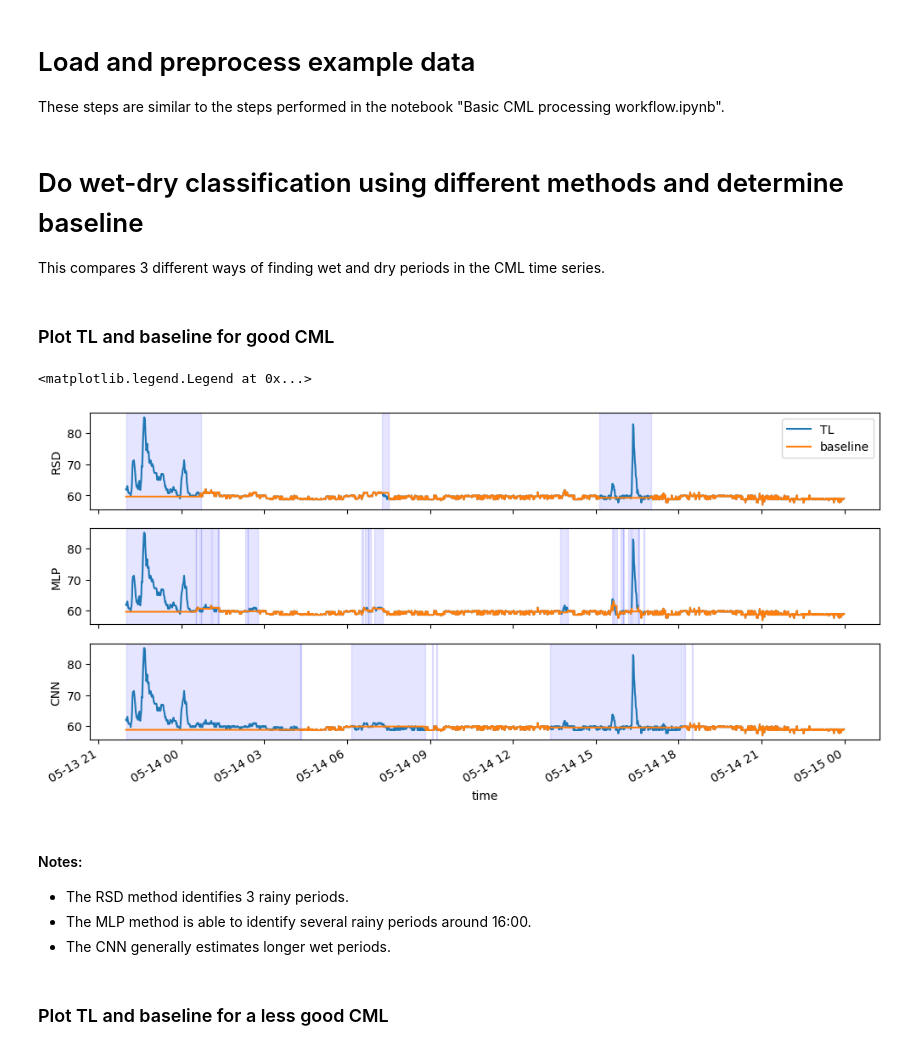
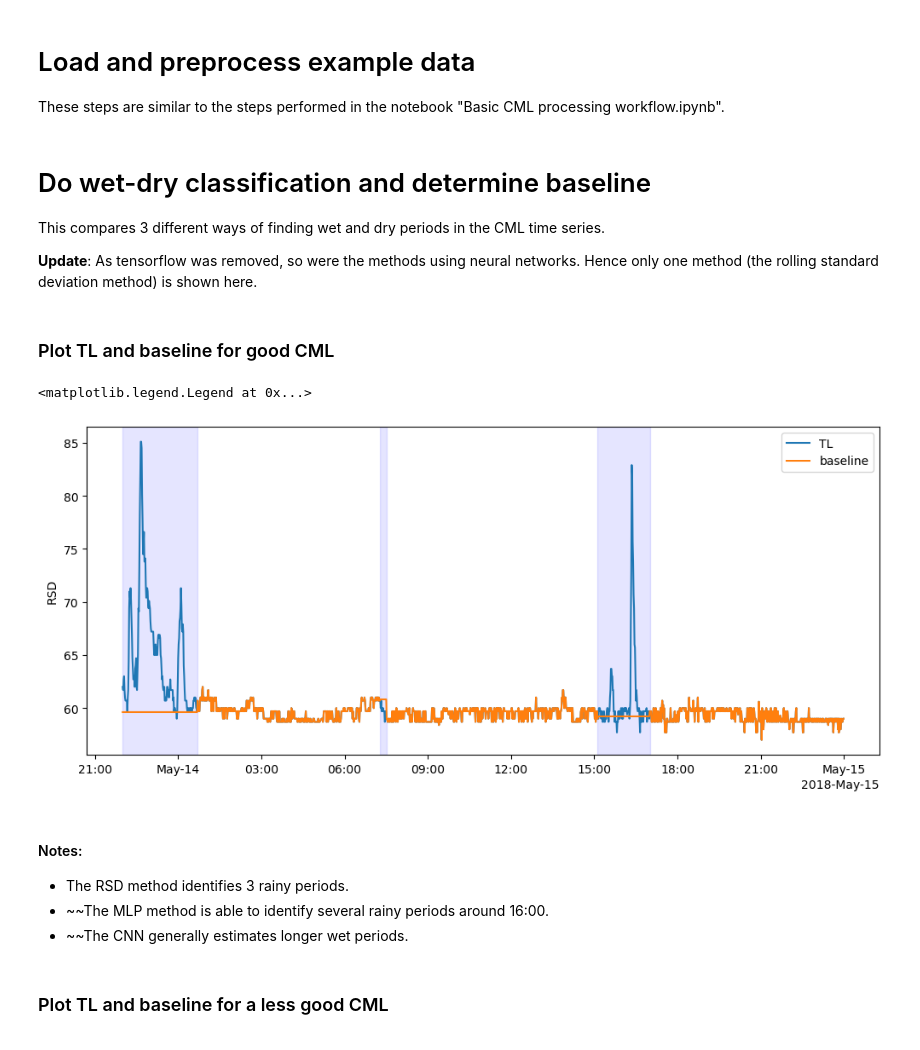
Before and after one commit to pycomlink/pycomlink, a Jupyter notebook: notebooks/Rain event detection methods.ipynb, the cells around one changed output. Saved outputs shown, nothing was run; the diff lists cells and outputs as text; code cells hidden in the pictures.

```diff
--- a/notebooks/Rain event detection methods.ipynb
+++ b/notebooks/Rain event detection methods.ipynb
@@ -39,6 +29,8 @@ cmls['rsl'] = cmls.rsl.where(cmls.rsl != -99.9)
 cmls['tl'] = cmls.tsl - cmls.rsl # calculate total loss (previous TRSL)
 cmls['tl'] = cmls.tl.interpolate_na(dim='time', method='linear', max_gap='5min')
 # %% [markdown]
-# Do wet-dry classification using different methods and determine baseline
+# Do wet-dry classification and determine baseline
 
 This compares 3 different ways of finding wet and dry periods in the CML time series.
+
+**Update**: As tensorflow was removed, so were the methods using neural networks. Hence only one method (the rolling standard deviation method) is shown here.
@@ -66,83 +40,46 @@ for cml_id in tqdm.tqdm(cmls.cml_id.values):
 # %%
 # Determine baseline for the
 cmls['baseline_rsd'] = pycml.processing.baseline.baseline_constant(trsl=cmls.tl, wet=cmls.wet_rsd, n_average_last_dry=5)
-cmls['baseline_mlp'] = pycml.processing.baseline.baseline_constant(trsl=cmls.tl, wet=cmls.wet_mlp, n_average_last_dry=5)
-cmls['baseline_cnn'] = pycml.processing.baseline.baseline_constant(trsl=cmls.tl, wet=cmls.wet_cnn, n_average_last_dry=5)
 # %% [markdown]
 ### Plot TL and baseline for good CML
 # %%
 start = '2018-05-13T22'
 end = '2018-05-14'
 cml_plot = cmls.sel(time = slice(start, end)).isel(cml_id = 0, channel_id = 0)
 
 # convert float to bool for plotting the shaded areas
 cml_plot['wet_rsd'] = cml_plot.fillna(0).wet_rsd.astype(bool)
-cml_plot['wet_mlp'] = cml_plot.fillna(0).wet_mlp.astype(bool)
-cml_plot['wet_cnn'] = cml_plot.fillna(0).wet_cnn.astype(bool)
 
-
-fig, axs = plt.subplots(3, 1, figsize=(12,5), sharex=True)
-cml_plot.tl.plot.line(x='time', ax=axs[0], label = 'TL');
-cml_plot.tl.plot.line(x='time', ax=axs[1], label = 'TL');
-cml_plot.tl.plot.line(x='time', ax=axs[2], label = 'TL');
+fig, ax = plt.subplots(figsize=(12,5), sharex=True)
+cml_plot.tl.plot.line(x='time', ax=ax, label = 'TL');
 
 # shaded rsd
 cml_plot['wet_rsd'][0] = 0
 cml_plot['wet_rsd'][-1] = 0
 wet_start = np.roll(cml_plot.wet_rsd, -1) & ~cml_plot.wet_rsd
 wet_end = np.roll(cml_plot.wet_rsd, 1) & ~cml_plot.wet_rsd
 for wet_start_i, wet_end_i in zip(
     wet_start.values.nonzero()[0],
     wet_end.values.nonzero()[0],
 ):
-    axs[0].axvspan(cml_plot.time.values[wet_start_i], cml_plot.time.values[wet_end_i], color='b', alpha=0.1)
+    ax.axvspan(cml_plot.time.values[wet_start_i], cml_plot.time.values[wet_end_i], color='b', alpha=0.1)
 
-# shaded mlp
-cml_plot['wet_mlp'][0] = 0
-cml_plot['wet_mlp'][-1] = 0
-wet_start = np.roll(cml_plot.wet_mlp, -1) & ~cml_plot.wet_mlp
-wet_end = np.roll(cml_plot.wet_mlp, 1) & ~cml_plot.wet_mlp
-for wet_start_i, wet_end_i in zip(
-    wet_start.values.nonzero()[0],
-    wet_end.values.nonzero()[0],
-):
-    axs[1].axvspan(cml_plot.time.values[wet_start_i], cml_plot.time.values[wet_end_i], color='b', alpha=0.1)
+cml_plot.baseline_rsd.plot.line(x='time', ax=ax, label ='baseline');
 
-# shaded mlp
-cml_plot['wet_cnn'][0] = 0
-cml_plot['wet_cnn'][-1] = 0
-wet_start = np.roll(cml_plot.wet_cnn, -1) & ~cml_plot.wet_cnn
-wet_end = np.roll(cml_plot.wet_cnn, 1) & ~cml_plot.wet_cnn
-for wet_start_i, wet_end_i in zip(
-    wet_start.values.nonzero()[0],
-    wet_end.values.nonzero()[0],
-):
-    axs[2].axvspan(cml_plot.time.values[wet_start_i], cml_plot.time.values[wet_end_i], color='b', alpha=0.1)
+ax.set_title('');
+ax.set_xlabel('')
+ax.set_ylabel('RSD')
 
-
-cml_plot.baseline_rsd.plot.line(x='time', ax=axs[0], label ='baseline');
-cml_plot.baseline_mlp.plot.line(x='time', ax=axs[1], label ='baseline');
-cml_plot.baseline_cnn.plot.line(x='time', ax=axs[2], label ='baseline');
-
-axs[0].set_title('');
-axs[0].set_xlabel('')
-axs[1].set_title('');
-axs[1].set_xlabel('')
-axs[2].set_title('');
-axs[0].set_ylabel('RSD')
-axs[1].set_ylabel('MLP')
-axs[2].set_ylabel('CNN')
-
-axs[0].legend(loc = 'upper right')
+ax.legend(loc = 'upper right')
 # %% [output]
 <matplotlib.legend.Legend at 0x...>
-[figure, old version]
+[figure, new version]
 # %% [markdown]
 #### Notes:
 
 - The RSD method identifies 3 rainy periods.
-- The MLP method is able to identify several rainy periods around 16:00.
-- The CNN generally estimates longer wet periods.
+- ~~The MLP method is able to identify several rainy periods around 16:00.
+- ~~The CNN generally estimates longer wet periods.
 # %% [markdown]
 ### Plot TL and baseline for a less good CML
 # %%
```
Also changed, not shown: parts of 5 cells of this notebook, 16 other files.
